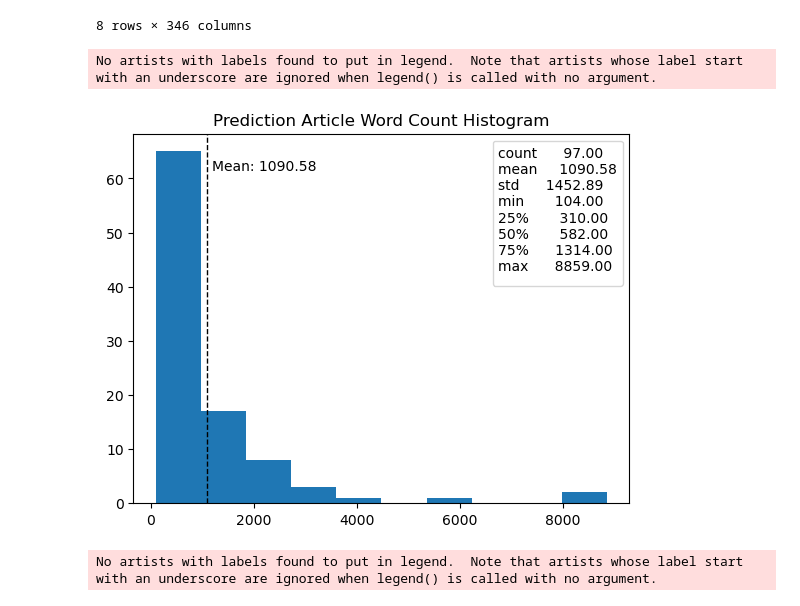
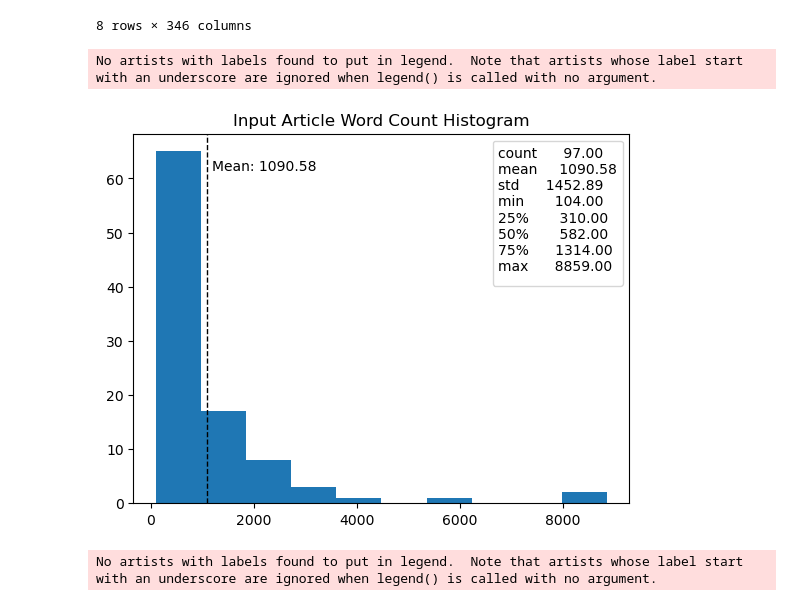
Before and after one commit to dukeraphaelng/ducknewsreporter, a Jupyter notebook: src/EDA.ipynb, the cells around one changed output. Cells and saved outputs as stored; diff of their text form; code cells hidden in the pictures.

```diff
--- a/src/EDA.ipynb
+++ b/src/EDA.ipynb
@@ -73,10 +73,10 @@ df.describe()
 | max | 1.000000 | 677.000000 | 1111.000000 | 861.000000 | 1026.000000 | ... |
 8 rows × 346 columns
 # %%
-plot_word_count(df['content_quant_WORD_sum'], 'Prediction Article')
+plot_word_count(df['content_quant_WORD_sum'], 'Input Article')
 # %% [output]
 No artists with labels found to put in legend.  Note that artists whose label start with an underscore are ignored when legend() is called with no argument.
-[figure, old version]
+[figure, new version]
 # %%
 plot_word_count(pd.concat([
     df[df['ctx1_content_quant_WORD_sum'] > 0]['ctx1_content_quant_WORD_sum'],
```
Also changed, not shown: parts of 10 cells of this notebook, 2 other files.
